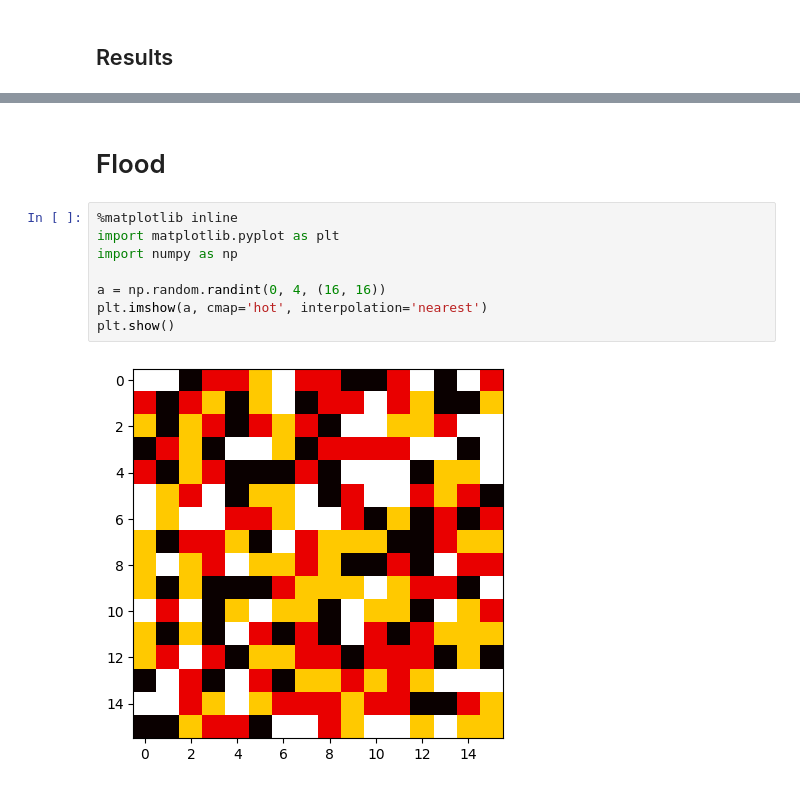
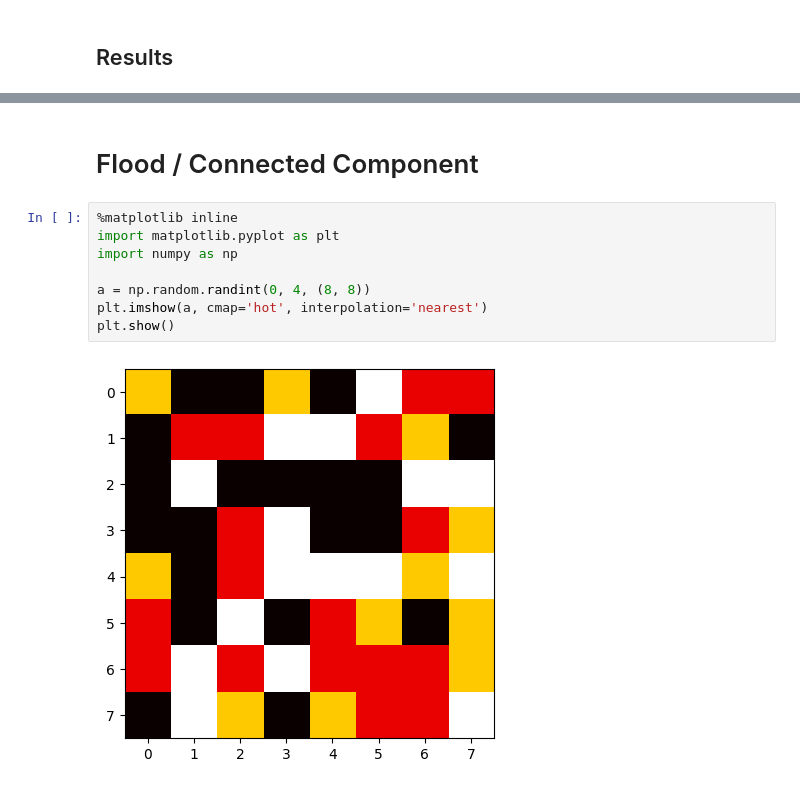
Before and after one commit to apowers313/roc, a Jupyter notebook: experiments/2024.07.23-10.38.05-cupy-learning/2024.07.23-10.38.05-cupy-learning.ipynb, the cells around one changed output, grey strips where cells are left out. Cells and saved outputs as stored; diff of their text form.

```diff
--- a/experiments/2024.07.23-10.38.05-cupy-learning/2024.07.23-10.38.05-cupy-learning.ipynb
+++ b/experiments/2024.07.23-10.38.05-cupy-learning/2024.07.23-10.38.05-cupy-learning.ipynb
@@ -294,12 +392,12 @@ plot_perf_comp("xp.max(f)")
 # %% [markdown]
-# Flood
+# Flood / Connected Component
 # %%
 %matplotlib inline
 import matplotlib.pyplot as plt
 import numpy as np
 
-a = np.random.randint(0, 4, (16, 16))
+a = np.random.randint(0, 4, (8, 8))
 plt.imshow(a, cmap='hot', interpolation='nearest')
 plt.show()
 # %% [output]
-[figure, old version]
+[figure, new version]
```
Also changed, not shown: parts of 25 cells of this notebook.
